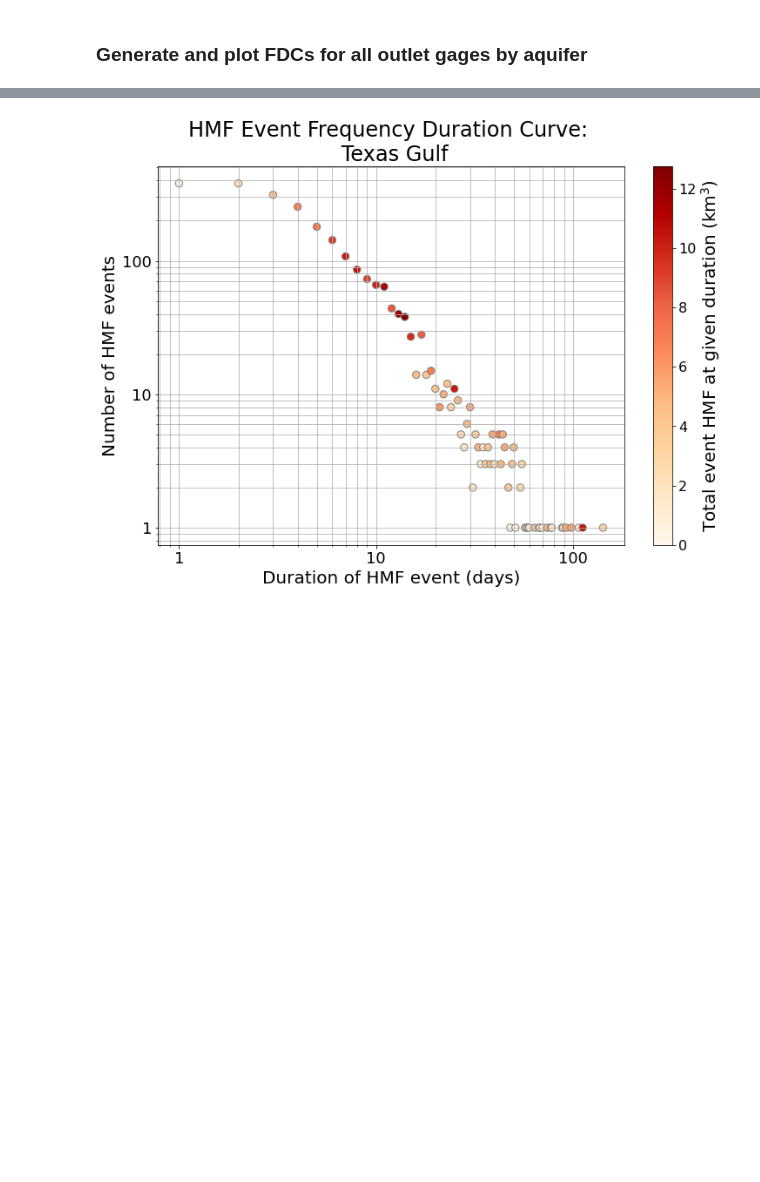
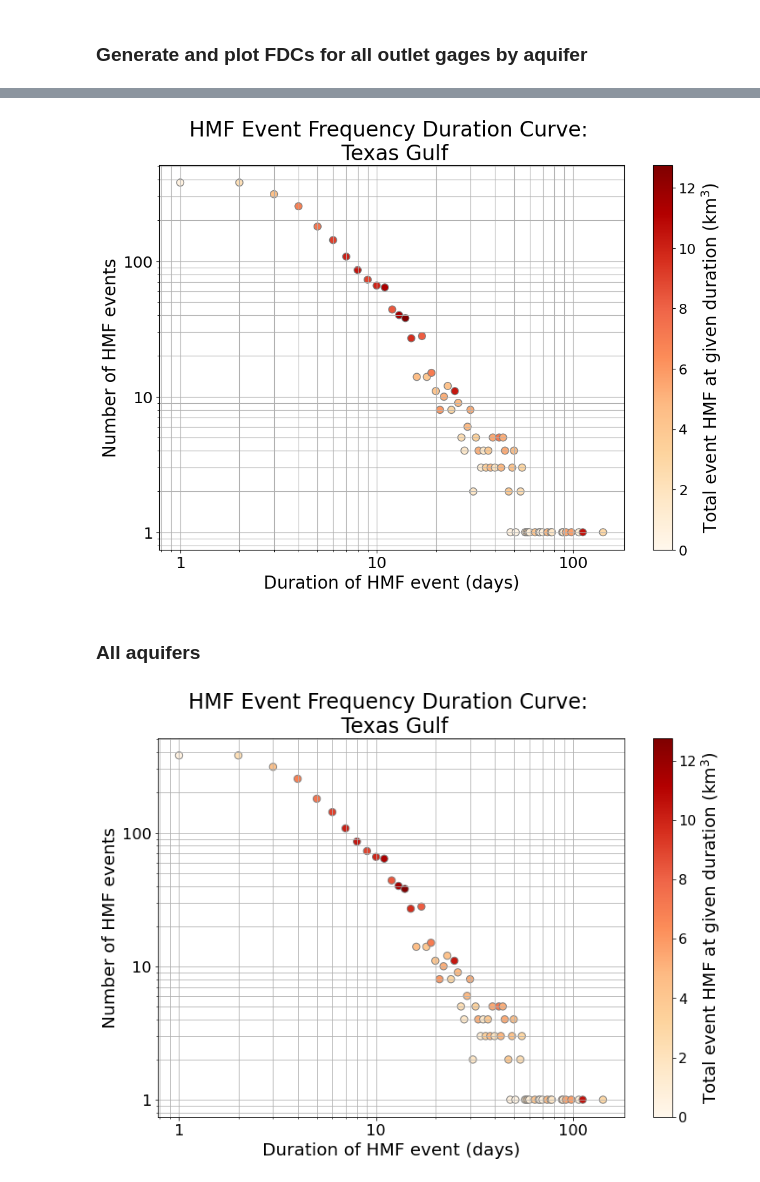
Before and after one commit to kondris/HighMagFlows_EPA_Project, a Jupyter notebook: figures.ipynb, the cells around one changed output, grey strips where cells are left out. Saved outputs shown, nothing was run; the diff lists cells and outputs as text; code cells hidden in the pictures; blank space fills up the shorter version.

Commit message:
FDC and outlet gages

```diff
--- a/figures.ipynb
+++ b/figures.ipynb
@@ -734,14 +602,7 @@ def fdc_single_site(df, aq):
 # %%
 # Plot FDCs for gages in a given aquifer
 # aq = 'cv'
-for gage in outlet_gages_dict[aq]:
-    df = sort_events(events_by_aq_dict_50_90[aq][gage], by='sum')
-    fdc_single_site(df, aq)
-
-# Code to replicate Texas Gulf figure in Yang & Scanlon paper
-# texas_gages = ['08211000', '08188500', '08176500', '08164000', '08162000', '08116650', '08068000', '08066500', '08033500', '08030500'] #'08116650',
-# for gage in texas_gages:
-#     aq = 'tg'
-#     df = sort_events(events_by_aq_dict_50_90['cl'][gage])
+# for gage in outlet_gages_dict[aq]:
+#     df = sort_events(events_by_aq_dict_50_90[aq][gage], by='sum')
 #     fdc_single_site(df, aq)
 # %% [output]
@@ -774,7 +632,7 @@ for aq in aq_codes:
 # Texas coastal aquifers
 df_texas_gages_50_90 = pd.DataFrame()
 for gage in texas_gages:
-    df_events_gages_sort = sort_events(events_by_aq_dict_50_90['cl'][gage], by='sum')
+    df_events_gages_sort = sort_events(events_by_aq_dict_50_90[gage], by='sum')
     df_texas_gages_50_90 = df_texas_gages_50_90.append(df_events_gages_sort)
 df_texas_gages_grouped_50_90 = df_texas_gages_50_90.groupby('duration').sum().reset_index()
 
@@ -830,0 +691,19 @@ def fdc_events(df, aq):
+# %%
+# Texas coastal aquifers - Generate events_dict for all gages
+aq = 'Texas Gulf'
+
+date_range = 30
+quantile = 90
+events_by_aq_dict_tx = {}
+texas_gages = ['08211000', '08188500', '08176500', '08164000', '08162000', '08116650', '08068000', '08066500', '08033500', '08030500'] #'08116650',
+for gage in texas_gages:
+    events_by_aq_dict_tx[gage] = events_subdf(gage, date_range, quantile)
+# %%
+# Texas coastal aquifers - Sort all events and plot FDC
+df_list = []
+for gage in texas_gages:
+    df_events_gages_sort = sort_events(events_by_aq_dict_tx[gage], by='sum')
+    df_list.append(df_events_gages_sort)
+df_texas_gages_30_90 = pd.concat(df_list, ignore_index=True)
+df_texas_gages_grouped_30_90 = df_texas_gages_30_90.groupby('duration').sum().reset_index()
+print(df_texas_gages_grouped_30_90)
@@ -831 +769,7 @@ def fdc_events(df, aq):
+# %%
+fdc_events(df_texas_gages_grouped_30_90, 'Texas Gulf')
+# %% [output]
+[figure, added]
+# %% [markdown]
+### All aquifers
 # %%
```
Also changed, not shown: parts of 18 cells of this notebook, 31 other files.
